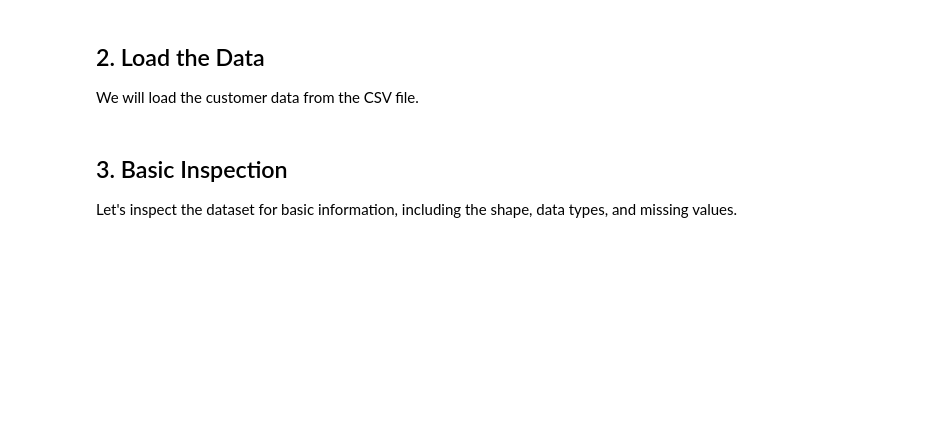
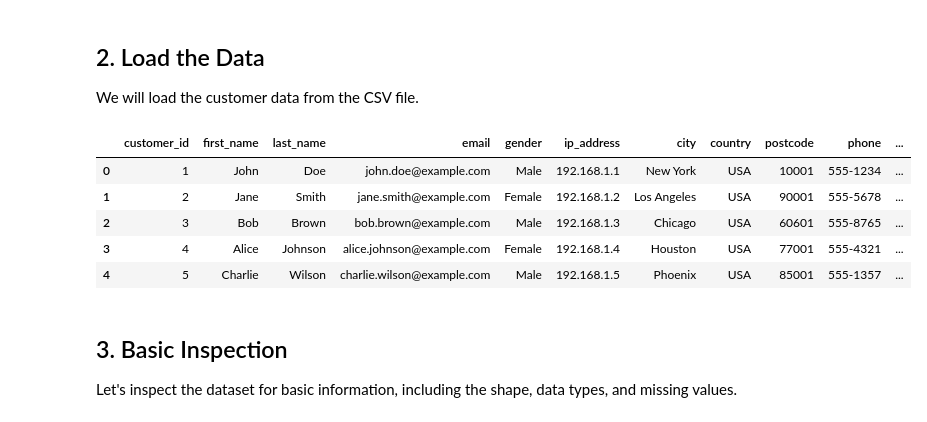
Before and after one commit to faheemdehalvi/customer-segmentation-project, a Jupyter notebook: notebooks/01-data-exploration.ipynb, the cells around one changed output. Saved outputs shown, nothing was run; the diff lists cells and outputs as text; code cells hidden in the pictures; blank space fills up the shorter version.

```diff
--- a/notebooks/01-data-exploration.ipynb
+++ b/notebooks/01-data-exploration.ipynb
@@ -20,10 +20,22 @@ We will load the customer data from the CSV file.
 # %%
 # Load the dataset
 data_path = '../data/raw/customers.csv'
 customers = pd.read_csv(data_path)
 
+ # Create TotalSpent column if it doesn't exist (for Kaggle Online Retail dataset)
+if 'TotalSpent' not in customers.columns:
+    if 'Quantity' in customers.columns and 'UnitPrice' in customers.columns:
+        customers['TotalSpent'] = customers['Quantity'] * customers['UnitPrice']
+
 # Display the first few rows of the dataset
 customers.head()
+# %% [output]
+|  | customer_id | first_name | last_name | email | gender | ip_address | city | country | postcode | phone | ... |
+| 0 | 1 | John | Doe | john.doe@example.com | Male | 192.168.1.1 | New York | USA | 10001 | 555-1234 | ... |
+| 1 | 2 | Jane | Smith | jane.smith@example.com | Female | 192.168.1.2 | Los Angeles | USA | 90001 | 555-5678 | ... |
+| 2 | 3 | Bob | Brown | bob.brown@example.com | Male | 192.168.1.3 | Chicago | USA | 60601 | 555-8765 | ... |
+| 3 | 4 | Alice | Johnson | alice.johnson@example.com | Female | 192.168.1.4 | Houston | USA | 77001 | 555-4321 | ... |
+| 4 | 5 | Charlie | Wilson | charlie.wilson@example.com | Male | 192.168.1.5 | Phoenix | USA | 85001 | 555-1357 | ... |
 # %% [markdown]
 ## 3. Basic Inspection
 
```
Also changed, not shown: parts of 3 cells of this notebook, 2 other files.
